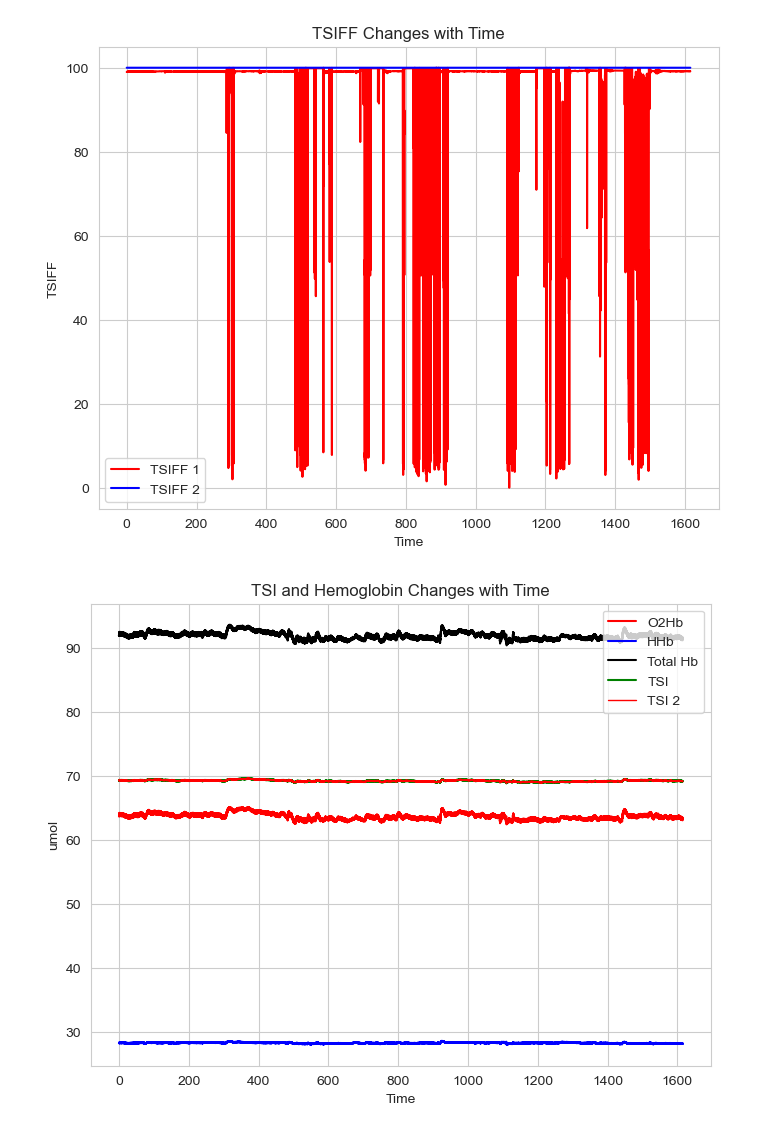
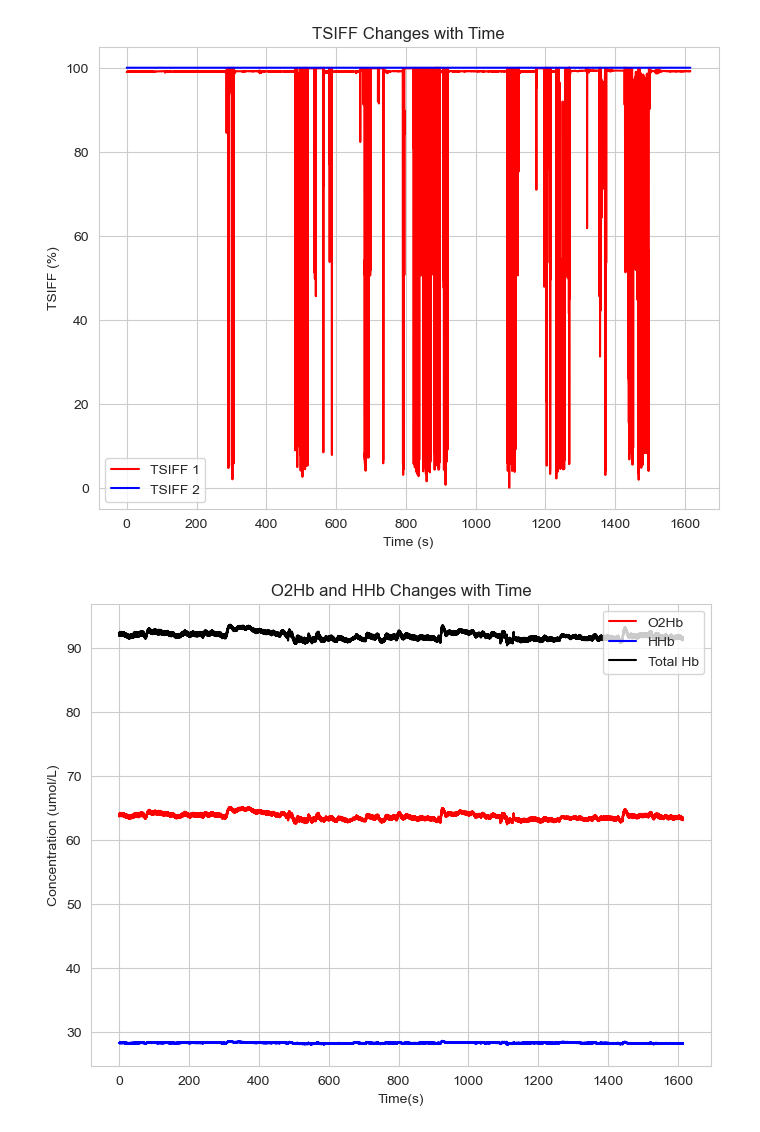
Before and after one commit to archiezq/BloodPressure, a Jupyter notebook: PHI014/onepatient.ipynb, the cells around one changed output. Saved outputs shown, nothing was run; the diff lists cells and outputs as text; code cells hidden in the pictures.

```diff
--- a/PHI014/onepatient.ipynb
+++ b/PHI014/onepatient.ipynb
@@ -23,8 +23,8 @@ absHHb = data['data']['absHHb'][0, 0].flatten()
 plt.figure(figsize=(8,6))
 plt.plot(time, right, 'r', linewidth=1.5, label='Right')
 plt.plot(time, left, 'b', linewidth=1.5, label='Left')
-plt.xlabel('Time')
-plt.ylabel('CBFV')
+plt.xlabel('Time (s)')
+plt.ylabel('velocity (cm/s)')
 plt.legend()
 plt.title('CBFV Right vs. Left')
 plt.grid(True)
@@ -36,8 +36,8 @@ time2 = time[::2]
 plt.figure(figsize=(8,6))
 plt.plot(time2, tsi[:, 0], 'r', linewidth=1.5, label='TSI 1')
 plt.plot(time2, tsi[:, 1], 'b', linewidth=1.5, label='TSI 2')
-plt.xlabel('Time')
-plt.ylabel('TSI')
+plt.xlabel('Time (s)')
+plt.ylabel('TSI (%)')
 plt.legend()
 plt.title('TSI Changes with Time')
 plt.grid(True)
@@ -47,8 +47,8 @@ plt.show()
 plt.figure(figsize=(8,6))
 plt.plot(time2, tsiff[:, 0], 'r', linewidth=1.5, label='TSIFF 1')
 plt.plot(time2, tsiff[:, 1], 'b', linewidth=1.5, label='TSIFF 2')
-plt.xlabel('Time')
-plt.ylabel('TSIFF')
+plt.xlabel('Time (s)')
+plt.ylabel('TSIFF (%)')
 plt.legend()
 plt.title('TSIFF Changes with Time')
 plt.grid(True)
@@ -59,13 +59,33 @@ plt.figure(figsize=(8,6))
 plt.plot(time2, absO2Hb, 'r', linewidth=1.5, label='O2Hb')
 plt.plot(time2, absHHb, 'b', linewidth=1.5, label='HHb')
 plt.plot(time2, absHHb + absO2Hb, 'k', linewidth=1.5, label='Total Hb')
-ttsi = absO2Hb / (absHHb + absO2Hb) * 100
-plt.plot(time2, ttsi, 'g', linewidth=1.5, label='TSI')
-plt.plot(time2, tsi[:, 1], 'red', linewidth=1.0, label='TSI 2')
-plt.xlabel('Time')
-plt.ylabel('umol')
+# ttsi = absO2Hb / (absHHb + absO2Hb) * 100
+# plt.plot(time2, ttsi, 'g', linewidth=1.5, label='TSI')
+# plt.plot(time2, tsi[:, 1], 'red', linewidth=1.0, label='TSI 2')
+plt.xlabel('Time(s)')
+plt.ylabel('Concentration (umol/L)')
 plt.legend()
-plt.title('TSI and Hemoglobin Changes with Time')
+plt.title('O2Hb and HHb Changes with Time')
 plt.grid(True)
 plt.show()
+
+# O2Hb, HHb, and TSI Changes with Time
+plt.figure(figsize=(8,6))
+plt.plot(time2, absO2Hb, 'r', linewidth=1.5, label='O2Hb')
+plt.xlabel('Time(s)')
+plt.ylabel('Concentration (umol/L)')
+plt.legend()
+plt.title('O2Hb Changes with Time')
+plt.grid(True)
+plt.show()
+
+# O2Hb, HHb, and TSI Changes with Time
+plt.figure(figsize=(8,6))
+plt.plot(time2, absHHb, 'b', linewidth=1.5, label='HHb')
+plt.xlabel('Time(s)')
+plt.ylabel('Concentration (umol/L)')
+plt.legend()
+plt.title('HHb Changes with Time')
+plt.grid(True)
+plt.show()
 # %% [output]
@@ -74,2 +94,2 @@ plt.show()
-[figure, old version]
+[figure, new version]
-[figure, old version]
+[figure, new version]
```
Also changed, not shown: parts of 1 cell of this notebook, 3 other files.
